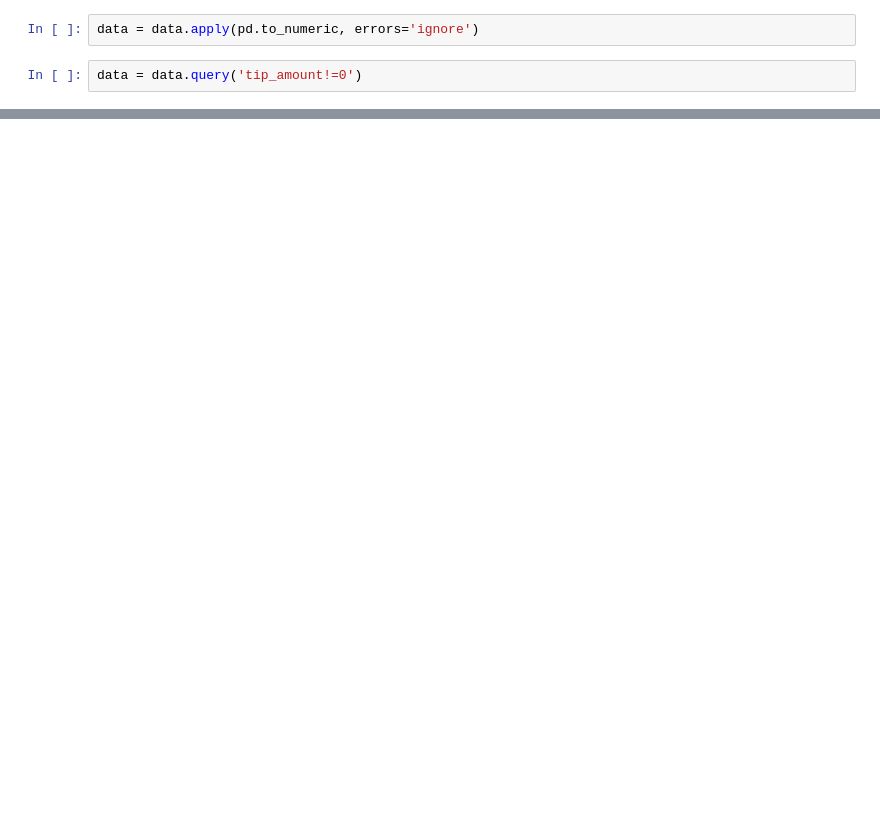
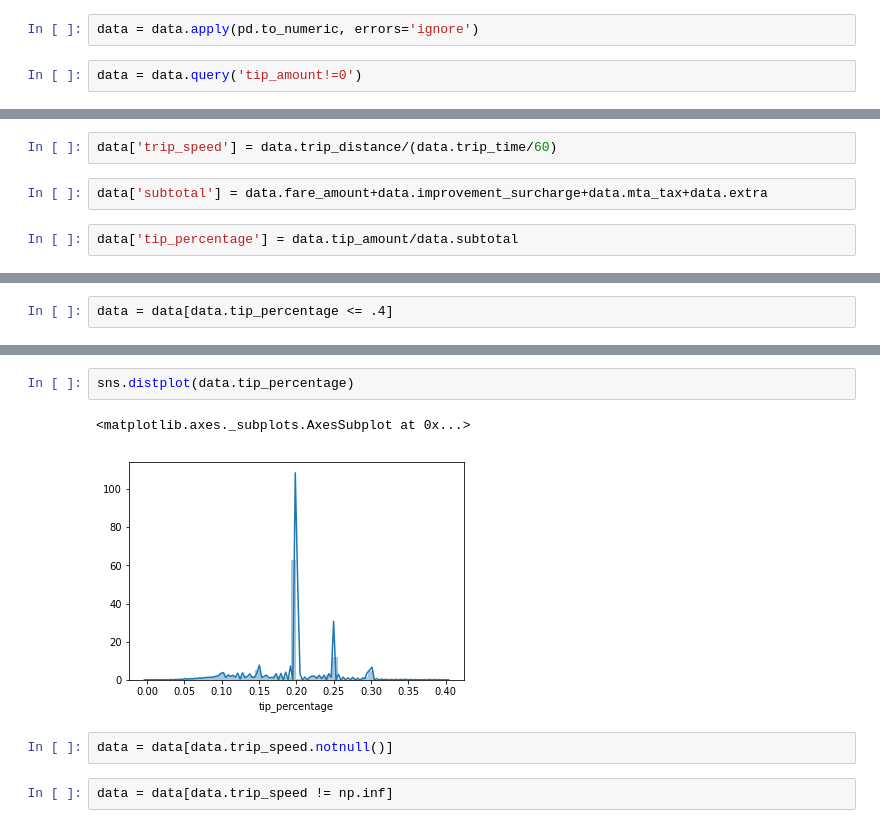
Before and after one commit to dlm6693/Taxi-Time-Series-Analysis, a Jupyter notebook: Data Sourcing + EDA.ipynb, the cells around one changed output, grey strips where cells are left out. Cells and saved outputs as stored; diff of their text form; blank space fills up the shorter version.

```diff
--- a/Data Sourcing + EDA.ipynb
+++ b/Data Sourcing + EDA.ipynb
@@ -226,0 +98,6 @@ df_2015.head()
+# %%
+data['trip_speed'] = data.trip_distance/(data.trip_time/60)
+# %%
+data['subtotal'] = data.fare_amount+data.improvement_surcharge+data.mta_tax+data.extra
+# %%
+data['tip_percentage'] = data.tip_amount/data.subtotal
@@ -226,0 +122,2 @@ df_2015.head()
+# %%
+data = data[data.tip_percentage <= .4]
@@ -226,0 +144,9 @@ df_2015.head()
+# %%
+sns.distplot(data.tip_percentage)
+# %% [output]
+<matplotlib.axes._subplots.AxesSubplot at 0x...>
+[figure, added]
+# %%
+data = data[data.trip_speed.notnull()]
+# %%
+data = data[data.trip_speed != np.inf]
```
Also changed, not shown: parts of 76 cells of this notebook, 1 other file.
